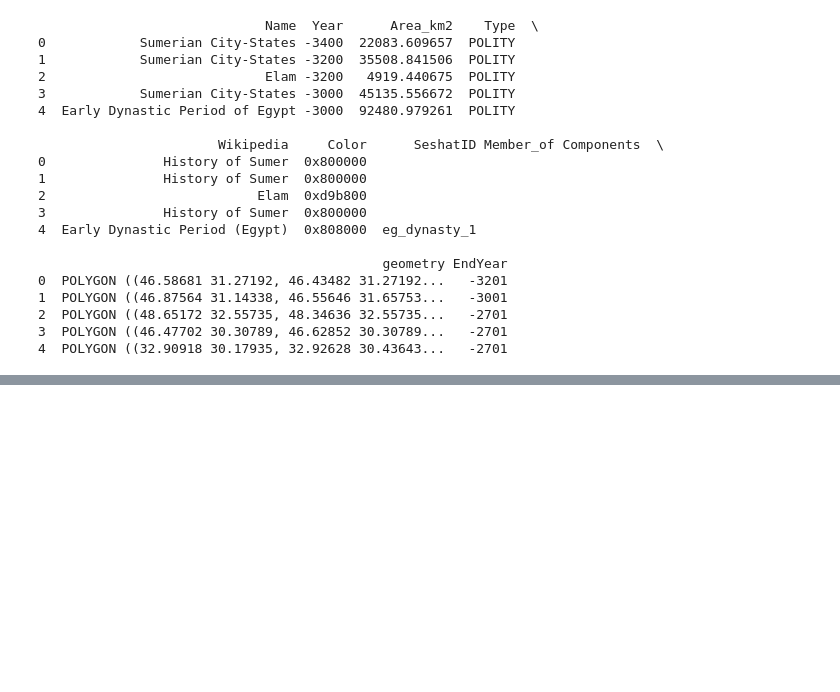
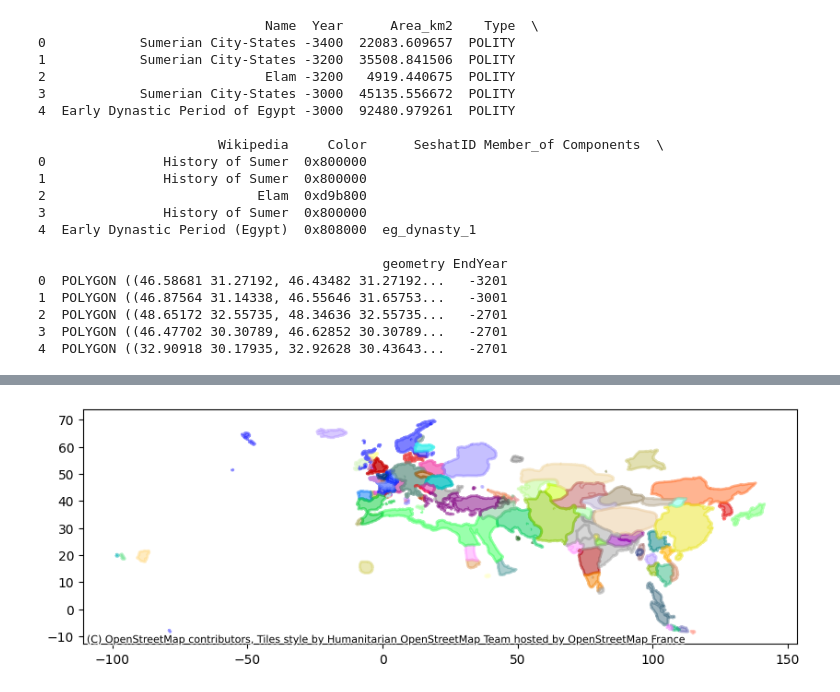
Before and after one commit to kallewesterling/seshat, a Jupyter notebook: notebooks/cliopatria.ipynb, the cells around one changed output, grey strips where cells are left out. Cells and saved outputs as stored; diff of their text form; code cells hidden in the pictures; blank space fills up the shorter version.

```diff
--- a/notebooks/cliopatria.ipynb
+++ b/notebooks/cliopatria.ipynb
@@ -115,22 +115,23 @@ print(gdf.head())
 2  POLYGON ((48.65172 32.55735, 48.34636 32.55735...   -2701
 3  POLYGON ((46.47702 30.30789, 46.62852 30.30789...   -2701
 4  POLYGON ((32.90918 30.17935, 32.92628 30.43643...   -2701
-# %%
-# Filter the gdf for shapes that overlap with the year 0
-filtered_gdf = gdf[(gdf['Year'] <= 0) & (gdf['EndYear'] >= 0)]
 # %%
 import matplotlib.pyplot as plt
 import contextily as ctx
 # %%
-fig, ax = plt.subplots(figsize=(10, 10))
+def create_map(selected_year):
+    # Filter the gdf for shapes that overlap with the selected_year
+    filtered_gdf = gdf[(gdf['Year'] <= selected_year) & (gdf['EndYear'] >= selected_year)]
 
-# Remove '0x' and add '#' to the start of the color strings
-colors = '#' + filtered_gdf['Color'].str.replace('0x', '')
+    fig, ax = plt.subplots(figsize=(10, 10))
 
-# Plot the polygons with colors based on the 'Color' field
-filtered_gdf.plot(ax=ax, linewidth=2, edgecolor=colors, facecolor=colors, alpha=0.5)
+    # Remove '0x' and add '#' to the start of the color strings
+    colors = '#' + filtered_gdf['Color'].str.replace('0x', '')
 
-# Add a basemap
-ctx.add_basemap(ax, crs=filtered_gdf.crs.to_string())
+    # Plot the polygons with colors based on the 'Color' field
+    filtered_gdf.plot(ax=ax, linewidth=2, edgecolor=colors, facecolor=colors, alpha=0.5)
 
-plt.show()
+    # Add a basemap
+    ctx.add_basemap(ax, crs=filtered_gdf.crs.to_string())
+
+    plt.show()
@@ -138,0 +142,4 @@ plt.show()
+# %%
+create_map(1000)
+# %% [output]
+[figure, added]
```
Also changed, not shown: parts of 2 cells of this notebook.
